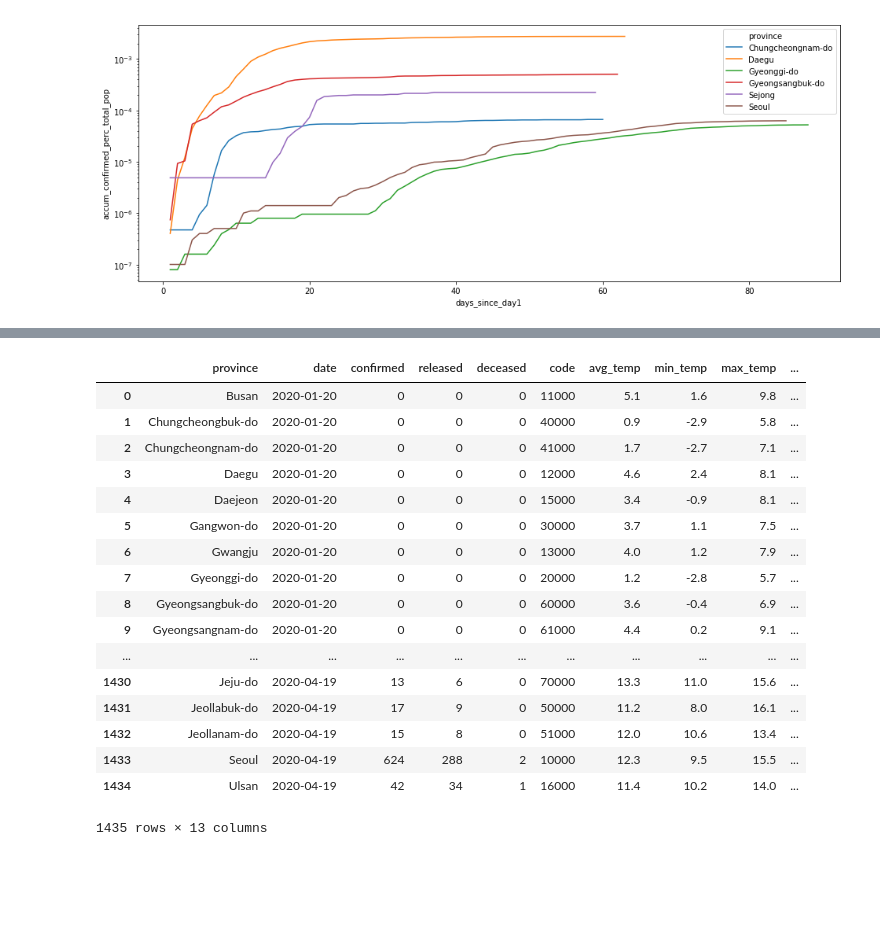
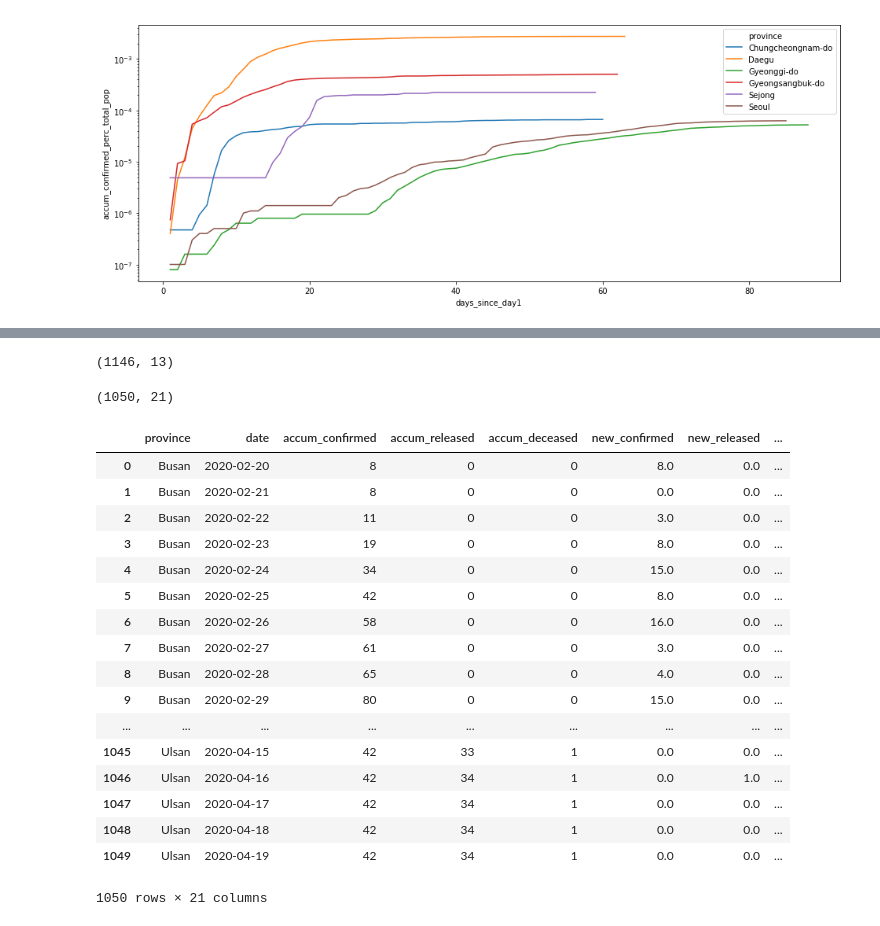
Before and after one commit to tarcisobraz/covid19-skorea, a Jupyter notebook: code/Disease Spread over Provinces by Aligned Time.ipynb, the cells around one changed output, grey strips where cells are left out. Drawn from its saved outputs; the diff is of its cells as text; code cells hidden in the pictures; blank space fills up the shorter version.

Commit message:
Explores new daily infections data for the provinces, as well as their weather characteristics for the pandemic time.

```diff
--- a/code/Disease Spread over Provinces by Aligned Time.ipynb
+++ b/code/Disease Spread over Provinces by Aligned Time.ipynb
@@ -341,0 +308,4 @@ infections_prov_time_clean \
+# %%
+infections_since_day1_full['new_confirmed_prop'] = infections_since_day1_full['new_confirmed']/infections_since_day1_full['accum_confirmed']
+plt.figure(figsize=(16, 6))
+p = sns.lineplot(x="days_since_day1", y="new_confirmed_prop", hue="province", data=infections_since_day1_full[infections_since_day1_full.province.isin(['Seoul'])]);
@@ -342,22 +314,28 @@ infections_prov_time_clean \
+# %%
+infections_since_day1_full.shape
+# %% [output]
+(1146, 13)
 # %%
-infections_weather_over_time = pd.merge(infections_prov_time_clean,weather, on=['province','date'])
+infections_weather_over_time = pd.merge(infections_since_day1_full,weather, on=['province','date'])
+print(infections_weather_over_time.shape)
 infections_weather_over_time
 # %% [output]
+(1050, 21)
-|  | province | date | confirmed | released | deceased | code | avg_temp | min_temp | max_temp | ... |
-| 0 | Busan | 2020-01-20 | 0 | 0 | 0 | 11000 | 5.1 | 1.6 | 9.8 | ... |
-| 1 | Chungcheongbuk-do | 2020-01-20 | 0 | 0 | 0 | 40000 | 0.9 | -2.9 | 5.8 | ... |
-| 2 | Chungcheongnam-do | 2020-01-20 | 0 | 0 | 0 | 41000 | 1.7 | -2.7 | 7.1 | ... |
-| 3 | Daegu | 2020-01-20 | 0 | 0 | 0 | 12000 | 4.6 | 2.4 | 8.1 | ... |
-| 4 | Daejeon | 2020-01-20 | 0 | 0 | 0 | 15000 | 3.4 | -0.9 | 8.1 | ... |
-| 5 | Gangwon-do | 2020-01-20 | 0 | 0 | 0 | 30000 | 3.7 | 1.1 | 7.5 | ... |
-| 6 | Gwangju | 2020-01-20 | 0 | 0 | 0 | 13000 | 4.0 | 1.2 | 7.9 | ... |
-| 7 | Gyeonggi-do | 2020-01-20 | 0 | 0 | 0 | 20000 | 1.2 | -2.8 | 5.7 | ... |
-| 8 | Gyeongsangbuk-do | 2020-01-20 | 0 | 0 | 0 | 60000 | 3.6 | -0.4 | 6.9 | ... |
-| 9 | Gyeongsangnam-do | 2020-01-20 | 0 | 0 | 0 | 61000 | 4.4 | 0.2 | 9.1 | ... |
-| ... | ... | ... | ... | ... | ... | ... | ... | ... | ... | ... |
-| 1430 | Jeju-do | 2020-04-19 | 13 | 6 | 0 | 70000 | 13.3 | 11.0 | 15.6 | ... |
-| 1431 | Jeollabuk-do | 2020-04-19 | 17 | 9 | 0 | 50000 | 11.2 | 8.0 | 16.1 | ... |
-| 1432 | Jeollanam-do | 2020-04-19 | 15 | 8 | 0 | 51000 | 12.0 | 10.6 | 13.4 | ... |
-| 1433 | Seoul | 2020-04-19 | 624 | 288 | 2 | 10000 | 12.3 | 9.5 | 15.5 | ... |
-| 1434 | Ulsan | 2020-04-19 | 42 | 34 | 1 | 16000 | 11.4 | 10.2 | 14.0 | ... |
+|  | province | date | accum_confirmed | accum_released | accum_deceased | new_confirmed | new_released | ... |
+| 0 | Busan | 2020-02-20 | 8 | 0 | 0 | 8.0 | 0.0 | ... |
+| 1 | Busan | 2020-02-21 | 8 | 0 | 0 | 0.0 | 0.0 | ... |
+| 2 | Busan | 2020-02-22 | 11 | 0 | 0 | 3.0 | 0.0 | ... |
+| 3 | Busan | 2020-02-23 | 19 | 0 | 0 | 8.0 | 0.0 | ... |
+| 4 | Busan | 2020-02-24 | 34 | 0 | 0 | 15.0 | 0.0 | ... |
+| 5 | Busan | 2020-02-25 | 42 | 0 | 0 | 8.0 | 0.0 | ... |
+| 6 | Busan | 2020-02-26 | 58 | 0 | 0 | 16.0 | 0.0 | ... |
+| 7 | Busan | 2020-02-27 | 61 | 0 | 0 | 3.0 | 0.0 | ... |
+| 8 | Busan | 2020-02-28 | 65 | 0 | 0 | 4.0 | 0.0 | ... |
+| 9 | Busan | 2020-02-29 | 80 | 0 | 0 | 15.0 | 0.0 | ... |
+| ... | ... | ... | ... | ... | ... | ... | ... | ... |
+| 1045 | Ulsan | 2020-04-15 | 42 | 33 | 1 | 0.0 | 0.0 | ... |
+| 1046 | Ulsan | 2020-04-16 | 42 | 34 | 1 | 0.0 | 1.0 | ... |
+| 1047 | Ulsan | 2020-04-17 | 42 | 34 | 1 | 0.0 | 0.0 | ... |
+| 1048 | Ulsan | 2020-04-18 | 42 | 34 | 1 | 0.0 | 0.0 | ... |
+| 1049 | Ulsan | 2020-04-19 | 42 | 34 | 1 | 0.0 | 0.0 | ... |
-1435 rows × 13 columns
+1050 rows × 21 columns
```
Also changed, not shown: parts of 6 cells of this notebook.
